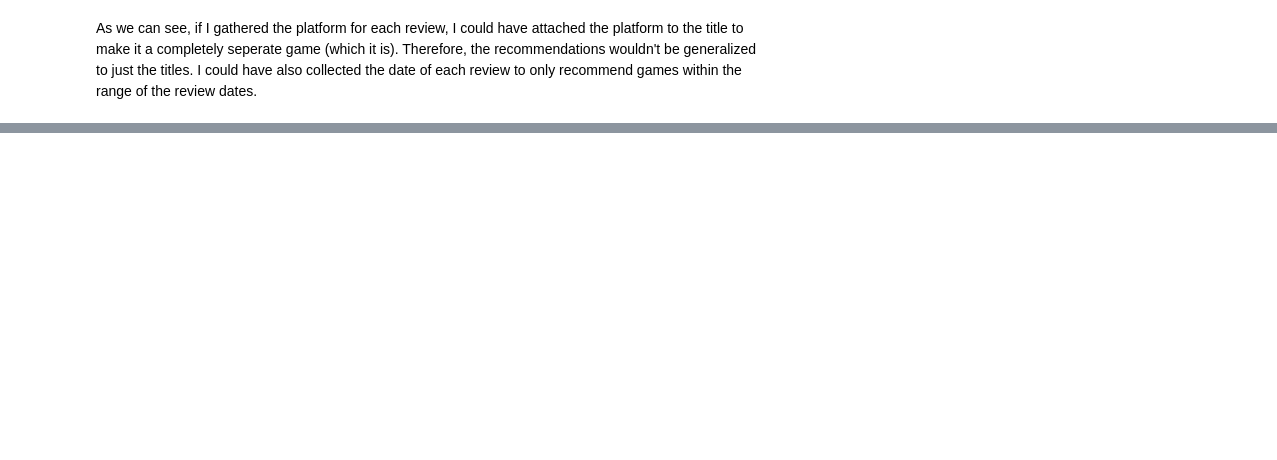
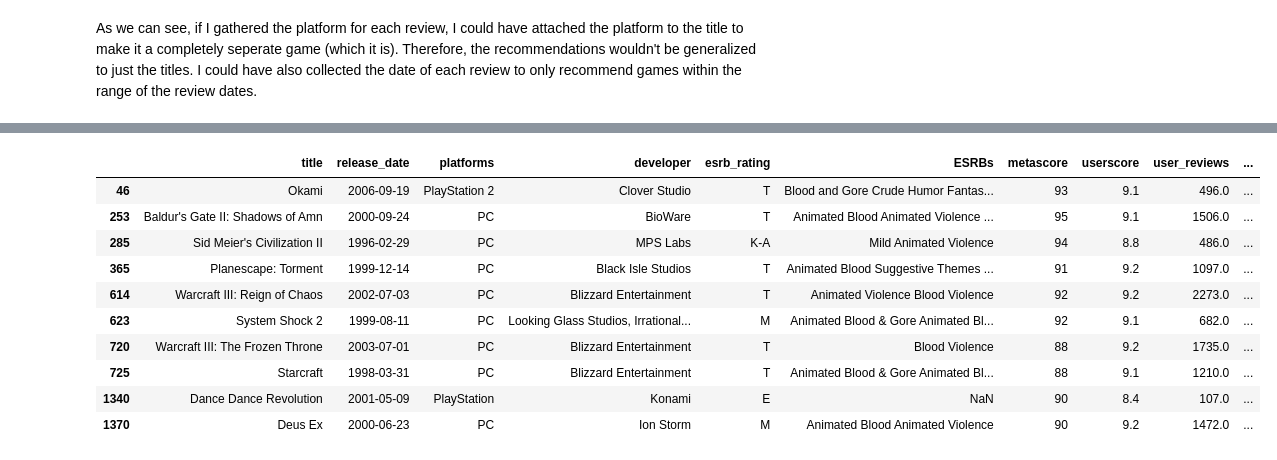
Before and after one commit to trentenAB/Video_Game_Recommendation_System, a Jupyter notebook: notebooks/Preprocess and Modeling.ipynb, the cells around one changed output, grey strips where cells are left out. Cells and saved outputs as stored; diff of their text form; code cells hidden in the pictures; blank space fills up the shorter version.

```diff
--- a/notebooks/Preprocess and Modeling.ipynb
+++ b/notebooks/Preprocess and Modeling.ipynb
@@ -1269,0 +1289,14 @@ game_preds.drop_duplicates('title').drop(columns=['critic_reviews', 'user_review
+# %%
+game_preds.drop_duplicates('title').drop('critic_reviews', axis=1)
+# %% [output]
+|  | title | release_date | platforms | developer | esrb_rating | ESRBs | metascore | userscore | user_reviews | ... |
+| 46 | Okami | 2006-09-19 | PlayStation 2 | Clover Studio | T | Blood and Gore Crude Humor Fantas... | 93 | 9.1 | 496.0 | ... |
+| 253 | Baldur's Gate II: Shadows of Amn | 2000-09-24 | PC | BioWare | T | Animated Blood Animated Violence ... | 95 | 9.1 | 1506.0 | ... |
+| 285 | Sid Meier's Civilization II | 1996-02-29 | PC | MPS Labs | K-A | Mild Animated Violence | 94 | 8.8 | 486.0 | ... |
+| 365 | Planescape: Torment | 1999-12-14 | PC | Black Isle Studios | T | Animated Blood Suggestive Themes ... | 91 | 9.2 | 1097.0 | ... |
+| 614 | Warcraft III: Reign of Chaos | 2002-07-03 | PC | Blizzard Entertainment | T | Animated Violence Blood Violence | 92 | 9.2 | 2273.0 | ... |
+| 623 | System Shock 2 | 1999-08-11 | PC | Looking Glass Studios, Irrational... | M | Animated Blood & Gore Animated Bl... | 92 | 9.1 | 682.0 | ... |
+| 720 | Warcraft III: The Frozen Throne | 2003-07-01 | PC | Blizzard Entertainment | T | Blood Violence | 88 | 9.2 | 1735.0 | ... |
+| 725 | Starcraft | 1998-03-31 | PC | Blizzard Entertainment | T | Animated Blood & Gore Animated Bl... | 88 | 9.1 | 1210.0 | ... |
+| 1340 | Dance Dance Revolution | 2001-05-09 | PlayStation | Konami | E | NaN | 90 | 8.4 | 107.0 | ... |
+| 1370 | Deus Ex | 2000-06-23 | PC | Ion Storm | M | Animated Blood Animated Violence | 90 | 9.2 | 1472.0 | ... |
```
Also changed, not shown: parts of 14 cells of this notebook.
